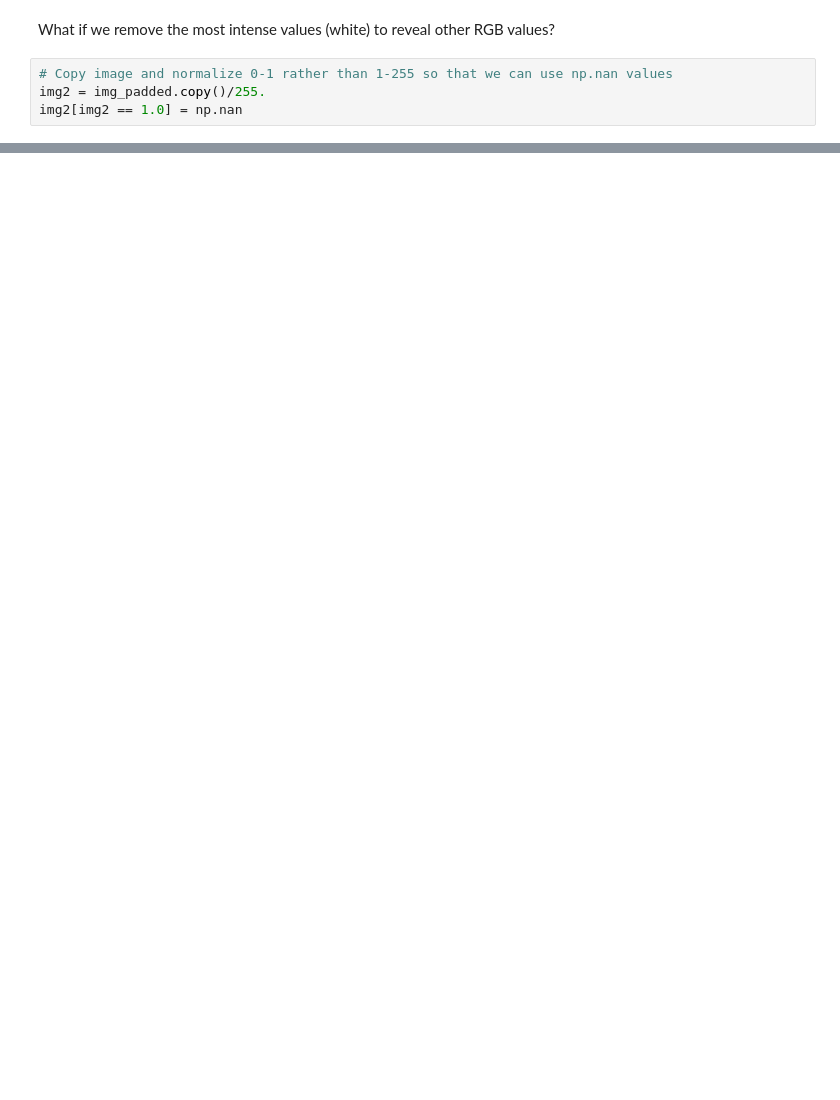
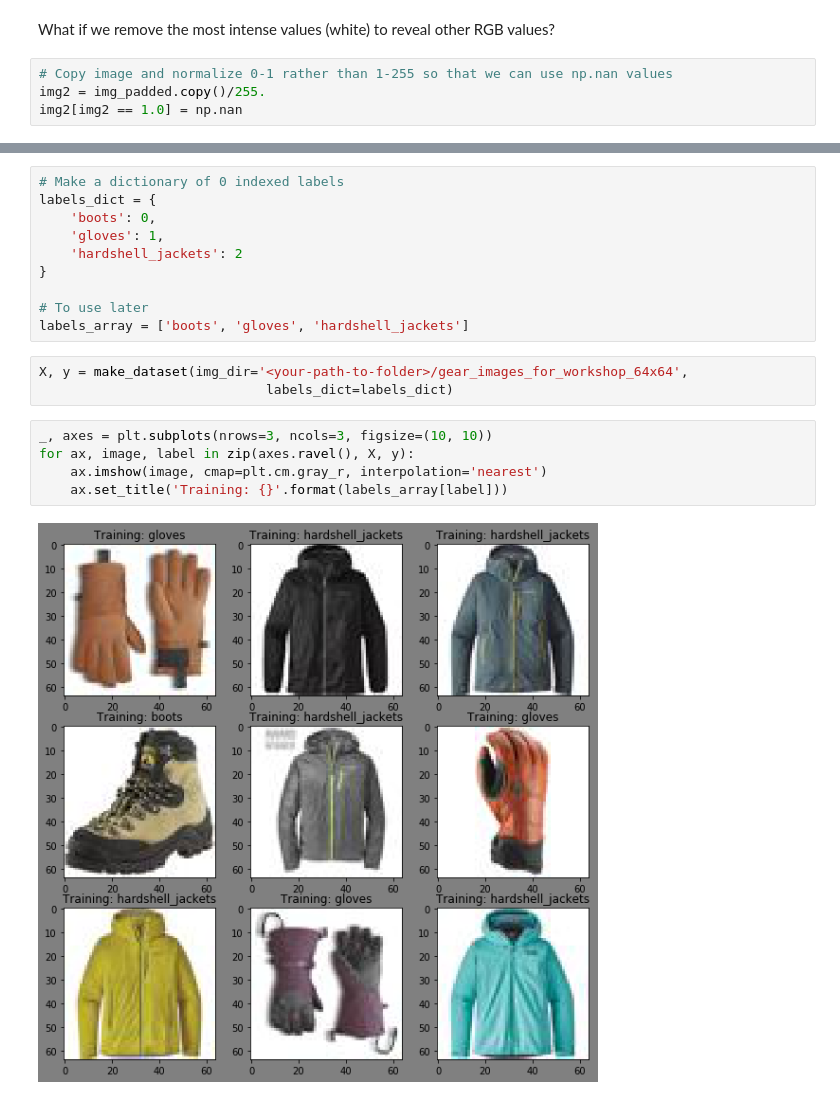
Before and after one commit to MLWorkshops/mlinterviews, a Jupyter notebook: machine_learning_foundations/Machine_Learning_Foundations.ipynb, the cells around one changed output, grey strips where cells are left out. Cells and saved outputs as stored; diff of their text form; blank space fills up the shorter version.

```diff
--- a/machine_learning_foundations/Machine_Learning_Foundations.ipynb
+++ b/machine_learning_foundations/Machine_Learning_Foundations.ipynb
@@ -142,0 +177,20 @@ plt.imshow(img3)
+# %%
+# Make a dictionary of 0 indexed labels
+labels_dict = {
+    'boots': 0,
+    'gloves': 1,
+    'hardshell_jackets': 2
+}
+
+# To use later
+labels_array = ['boots', 'gloves', 'hardshell_jackets']
+# %%
+X, y = make_dataset(img_dir='<your-path-to-folder>/gear_images_for_workshop_64x64',
+                             labels_dict=labels_dict)
+# %%
+_, axes = plt.subplots(nrows=3, ncols=3, figsize=(10, 10))
+for ax, image, label in zip(axes.ravel(), X, y):
+    ax.imshow(image, cmap=plt.cm.gray_r, interpolation='nearest')
+    ax.set_title('Training: {}'.format(labels_array[label]))
+# %% [output]
+[figure, added]
```
Also changed, not shown: parts of 36 cells of this notebook, 2 other files.
